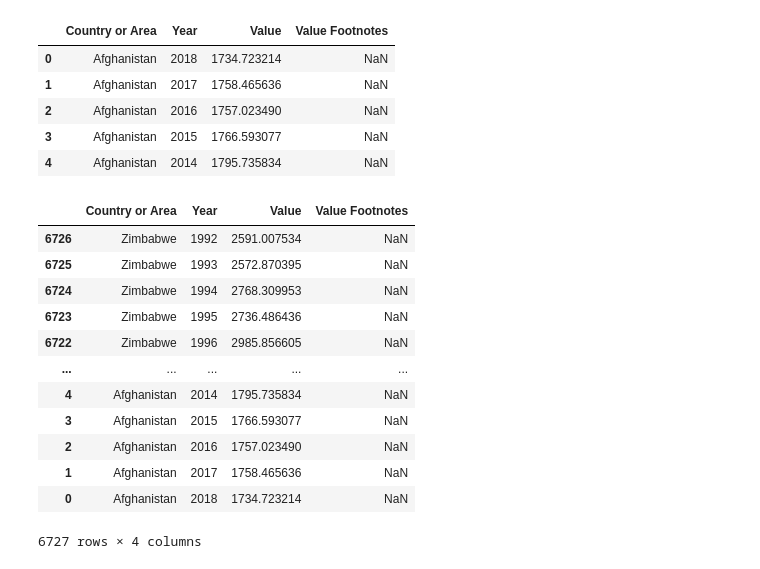
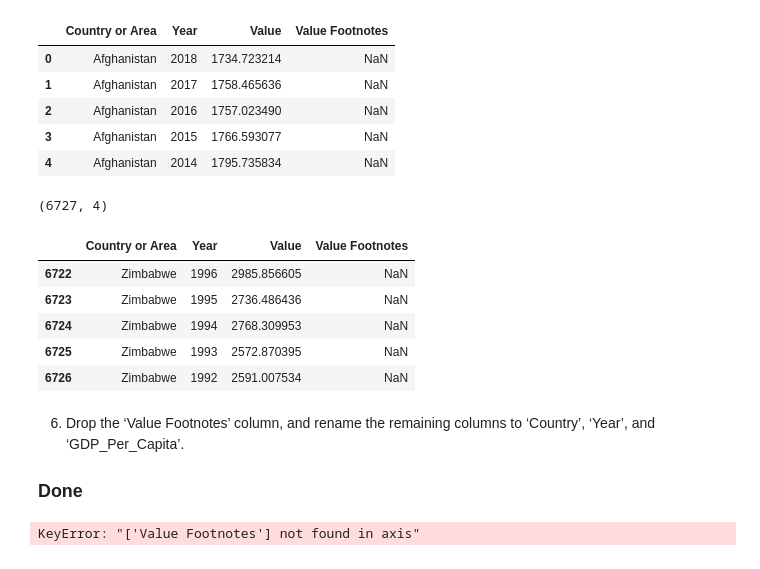
Before and after one commit to nss-data-science-cohort-4/dq1-undata-maggimckenzie, a Jupyter notebook: notebooks/UN_Data_Exploration.ipynb, the cells around one changed output. Drawn from its saved outputs; the diff is of its cells as text; code cells hidden in the pictures.

```diff
--- a/notebooks/UN_Data_Exploration.ipynb
+++ b/notebooks/UN_Data_Exploration.ipynb
@@ -106,19 +104,27 @@ gdp_df.head()
 | 2 | Afghanistan | 2016 | 1757.023490 | NaN |
 | 3 | Afghanistan | 2015 | 1766.593077 | NaN |
 | 4 | Afghanistan | 2014 | 1795.735834 | NaN |
-# %%
-gdp_df.sort_index(ascending=False)
-# %% [output]
-|  | Country or Area | Year | Value | Value Footnotes |
-| 6726 | Zimbabwe | 1992 | 2591.007534 | NaN |
-| 6725 | Zimbabwe | 1993 | 2572.870395 | NaN |
-| 6724 | Zimbabwe | 1994 | 2768.309953 | NaN |
-| 6723 | Zimbabwe | 1995 | 2736.486436 | NaN |
-| 6722 | Zimbabwe | 1996 | 2985.856605 | NaN |
-| ... | ... | ... | ... | ... |
-| 4 | Afghanistan | 2014 | 1795.735834 | NaN |
-| 3 | Afghanistan | 2015 | 1766.593077 | NaN |
-| 2 | Afghanistan | 2016 | 1757.023490 | NaN |
-| 1 | Afghanistan | 2017 | 1758.465636 | NaN |
-| 0 | Afghanistan | 2018 | 1734.723214 | NaN |
-6727 rows × 4 columns
+# %%
+gdp_df.shape
+#We have the correct number of rows now
+# %% [output]
+(6727, 4)
+# %%
+gdp_df.tail()
+#And the data at the bottom looks good
+# %% [output]
+|  | Country or Area | Year | Value | Value Footnotes |
+| 6722 | Zimbabwe | 1996 | 2985.856605 | NaN |
+| 6723 | Zimbabwe | 1995 | 2736.486436 | NaN |
+| 6724 | Zimbabwe | 1994 | 2768.309953 | NaN |
+| 6725 | Zimbabwe | 1993 | 2572.870395 | NaN |
+| 6726 | Zimbabwe | 1992 | 2591.007534 | NaN |
+# %% [markdown]
+6. Drop the ‘Value Footnotes’ column, and rename the remaining columns to
+‘Country’, ‘Year’, and ‘GDP_Per_Capita’.
+
+### Done
+# %%
+gdp_df = gdp_df.drop(columns='Value Footnotes')
+# %% [output]
+KeyError: "['Value Footnotes'] not found in axis"
```
Also changed, not shown: parts of 26 cells of this notebook.
